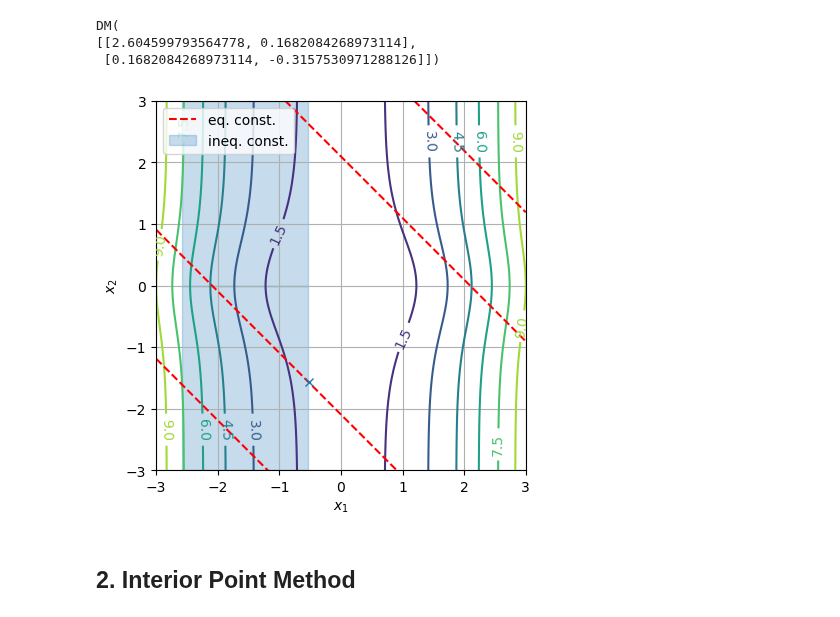
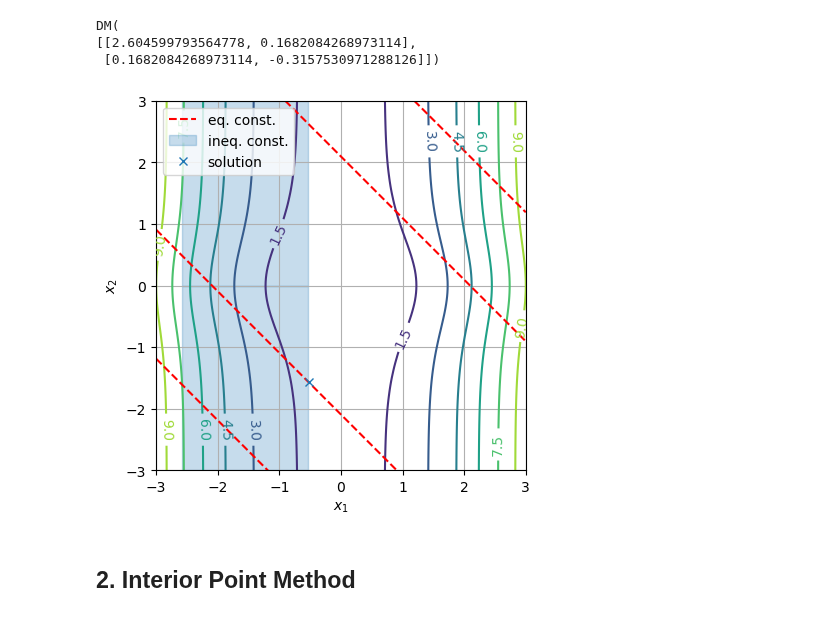
Before and after one commit to billtubbs/casadi-examples, a Jupyter notebook: 1-3-Nonlinear-Programming.ipynb, the cells around one changed output. Cells and saved outputs as stored; diff of their text form; code cells hidden in the pictures.

```diff
--- a/3-Nonlinear-Programming.ipynb
+++ b/1-3-Nonlinear-Programming.ipynb
@@ -326,8 +355,17 @@ assert np.abs(nu[0] - 0.871222132298292) <= 1e-15
 x = vertcat(-0.5, -1.8)
 lam = 0.
 nu = 0.
+
+qp_struct = {'a': A.sparsity(), 'h': H.sparsity()}
+opts = {"print_iter": False}
+solver = conic('solver', 'qrqp', qp_struct, opts)
+
 for i in range(4):
+
+    # Compute linearizations
     qp_prob = formulate_QP_problem(x=x, lam=lam, nu=nu)
+
+    # Componse into matrices expected by solver
     G = qp_prob['df_dx']
     H = qp_prob['d2lag_dx2']
     eq_lhs, eq_rhs = qp_prob['dg_dx'], -qp_prob['g']
@@ -335,10 +373,17 @@ for i in range(4):
     A = vertcat(eq_lhs, ineq_lhs)
     const_lower = vertcat(eq_rhs, -inf)
     const_upper = vertcat(eq_rhs, ineq_rhs)
+
+    # Call solver
     res = solver(h=H, g=G, a=A, lba=const_lower, uba=const_upper)
+
+    # Interpret results
     dx = res['x']
     lam = res['lam_a'][0]
     nu = res['lam_a'][1]
+
+    # Apply step (full steps here)
     x += dx
+
     print(f"x = [{x[0]}, {x[1]}], lam = {lam}, nu = {nu}")
 # %% [output]
@@ -363,14 +417,15 @@ DM(
  [0.1682084268973114, -0.3157530971288126]])
 # %%
 ax = plot_countours()
-ax.plot(x[0], x[1], marker='x')
+ax.plot(x[0], x[1], ls='none', marker='x', label='solution')
+ax.legend(loc='upper left')
 filename = 'nlp_contour_plot_sol'
 
 plt.savefig(os.path.join(plot_dir, filename + '.pdf'))
 plt.savefig(os.path.join(plot_dir, filename + '.png'), dpi=150)
 plt.show()
 # %% [output]
-[figure, old version]
+[figure, new version]
 # %% [markdown]
 ## 2. Interior Point Method
 # %% [markdown]
```
Also changed, not shown: parts of 11 cells of this notebook, 1 other file.
